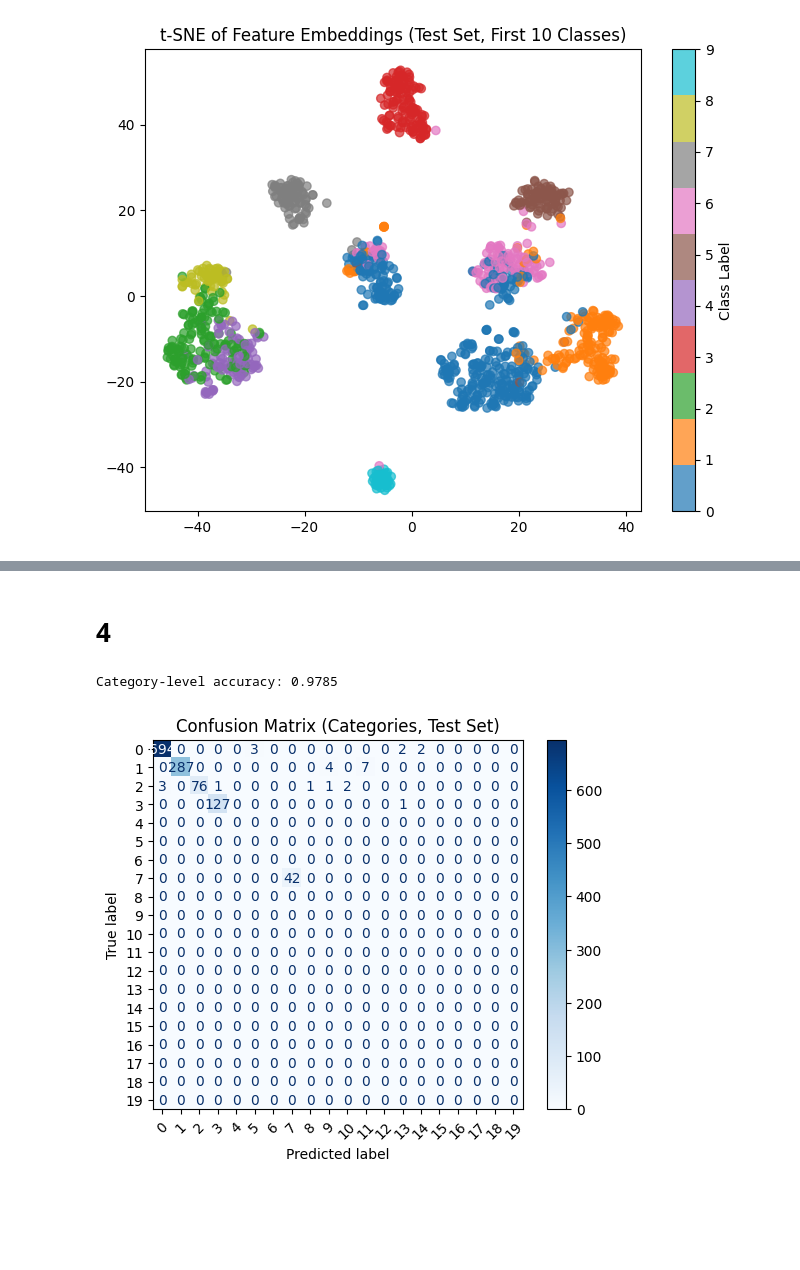
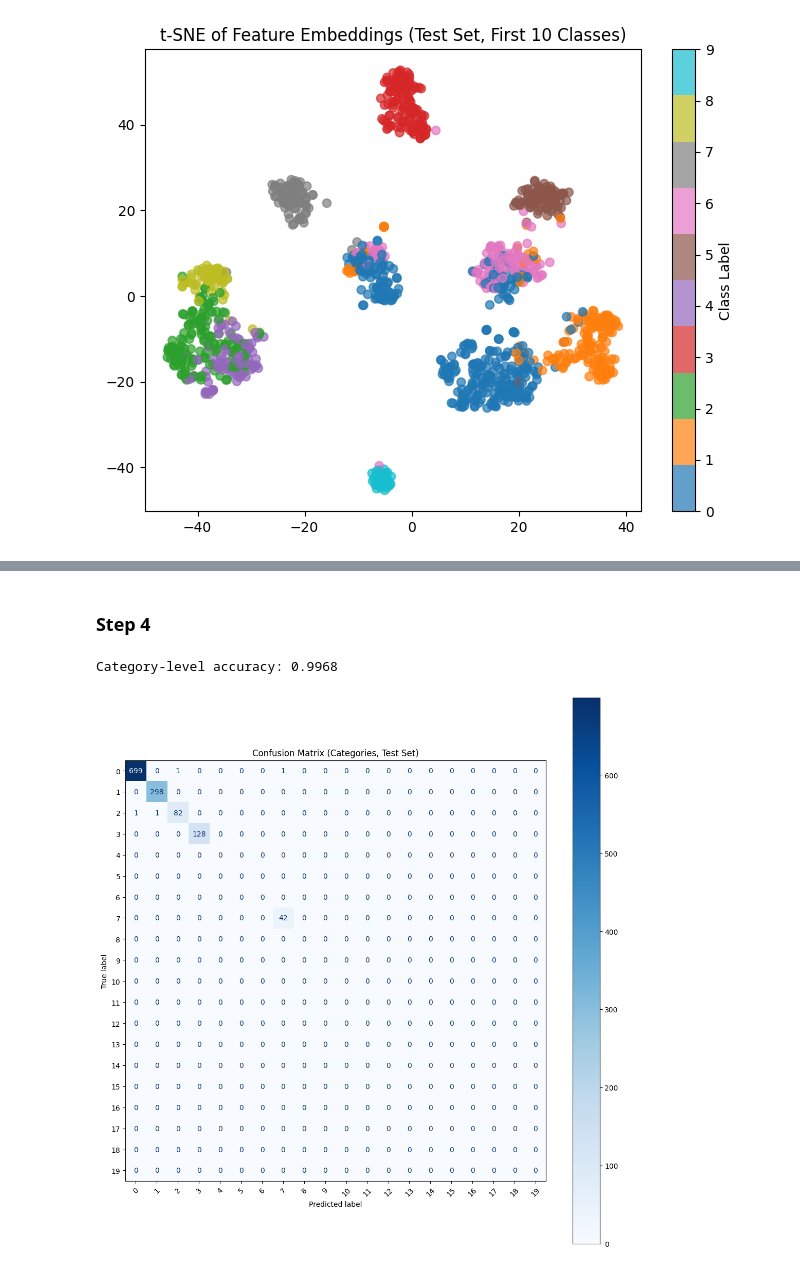
Before and after one commit to Aniket-Mishra/2AMM15_Deep_Learning, a Jupyter notebook: Assighment_1/ass1_skeleton.ipynb, the cells around one changed output, grey strips where cells are left out. Drawn from its saved outputs; the diff is of its cells as text; code cells hidden in the pictures; blank space fills up the shorter version.

```diff
--- a/Assighment_1/ass1_skeleton.ipynb
+++ b/Assighment_1/ass1_skeleton.ipynb
@@ -741,0 +857,10 @@ Saved model to outputs/models/resnetcnn2_task2_epochs_100_scenario_4_20250526_12
+# %%
+if train_model == True:
+	run_recommendation_system(
+		model=model,
+		query_dataset=merged_test_dataset,
+		support_dataset=merged_support_dataset,
+		device=device,
+		k=TOP_K,
+		num_queries=5
+	)
@@ -953,15 +1279,30 @@ Clipping input data to the valid range for imshow with RGB data ([0..1] for floa
 # %%
 num_steps = 6
-transitions = [
-    centroid_tshirt + (centroid_shirt - centroid_tshirt) * i/(num_steps-1)
+transitions_train = [
+    centroid_tshirt_train + (centroid_shirt_train - centroid_tshirt_train) * i/(num_steps-1)
     for i in range(num_steps)
 ]
-closest_idxs = [closest_image_idx(features, pt) for pt in transitions]
+closest_idxs_train = [closest_image_idx(features, pt) for pt in transitions_train]
 
 fig, axs = plt.subplots(1, num_steps, figsize=(num_steps*2, 3))
-for i, idx in enumerate(closest_idxs):
-    axs[i].imshow(train_loader.dataset[img_indices[idx]][0].permute(1, 2, 0))  # Use img_indices!
+for i, idx in enumerate(closest_idxs_train):
+    axs[i].imshow(train_loader.dataset[img_indices[idx]][0].permute(1,2,0))
     axs[i].set_title(f"Step {i+1}")
 plt.tight_layout()
+plt.suptitle("Transition: T-shirt → Shirt (Train set)", y=1.1)
 plt.show()
+
+transitions_test = [
+    centroid_tshirt_test + (centroid_shirt_test - centroid_tshirt_test) * i/(num_steps-1)
+    for i in range(num_steps)
+]
+closest_idxs_test = [closest_image_idx(features_test, pt) for pt in transitions_test]
+
+fig, axs = plt.subplots(1, num_steps, figsize=(num_steps*2, 3))
+for i, idx in enumerate(closest_idxs_test):
+    axs[i].imshow(test_loader.dataset[img_indices_test[idx]][0].permute(1,2,0))
+    axs[i].set_title(f"Step {i+1}")
+plt.tight_layout()
+plt.suptitle("Transition: T-shirt → Shirt (Test set)", y=1.1)
+plt.show()
 # %% [output]
@@ -996,35 +1323,35 @@ Clipping input data to the valid range for imshow with RGB data ([0..1] for floa
 # %% [markdown]
-# 4
+### Step 4
 # %%
 unique_type_ids = np.unique(
     np.concatenate([
         train_dataset.df["articleTypeId"].unique(),
-        test_loader.dataset.df["articleTypeId"].unique()
+        main_test_dataset.df["articleTypeId"].unique()
     ])
 )
 
 article_to_category = {
     i: train_dataset.df[train_dataset.df["articleTypeId"] == i]["categoryId"].iloc[0]
     if i in train_dataset.df["articleTypeId"].unique()
-    else test_loader.dataset.df[test_loader.dataset.df["articleTypeId"] == i]["categoryId"].iloc[0]
+    else main_test_dataset.df[test_loader.dataset.df["articleTypeId"] == i]["categoryId"].iloc[0]
     for i in unique_type_ids
 }
 
 category_preds = np.array([article_to_category[int(p)] for p in all_preds])
 category_labels = np.array([article_to_category[int(y)] for y in all_labels])
 # %%
-from sklearn.metrics import accuracy_score, confusion_matrix, ConfusionMatrixDisplay
-
 cat_acc = accuracy_score(category_labels, category_preds)
 print(f"Category-level accuracy: {cat_acc:.4f}")
 
 num_cats = len(set(article_to_category.values()))
 cm_cat = confusion_matrix(category_labels, category_preds, labels=range(num_cats))
 
+fig, ax = plt.subplots(figsize=(11, 11))
 disp_cat = ConfusionMatrixDisplay(confusion_matrix=cm_cat, display_labels=range(num_cats))
-disp_cat.plot(cmap='Blues', xticks_rotation=45)
+disp_cat.plot(cmap='Blues', xticks_rotation=45, ax=ax)
 plt.title("Confusion Matrix (Categories, Test Set)")
+plt.tight_layout()
 plt.show()
 # %% [output]
-Category-level accuracy: 0.9785
+Category-level accuracy: 0.9968
-[figure, old version]
+[figure, new version]
```
Also changed, not shown: parts of 26 cells of this notebook, 14 other files.
